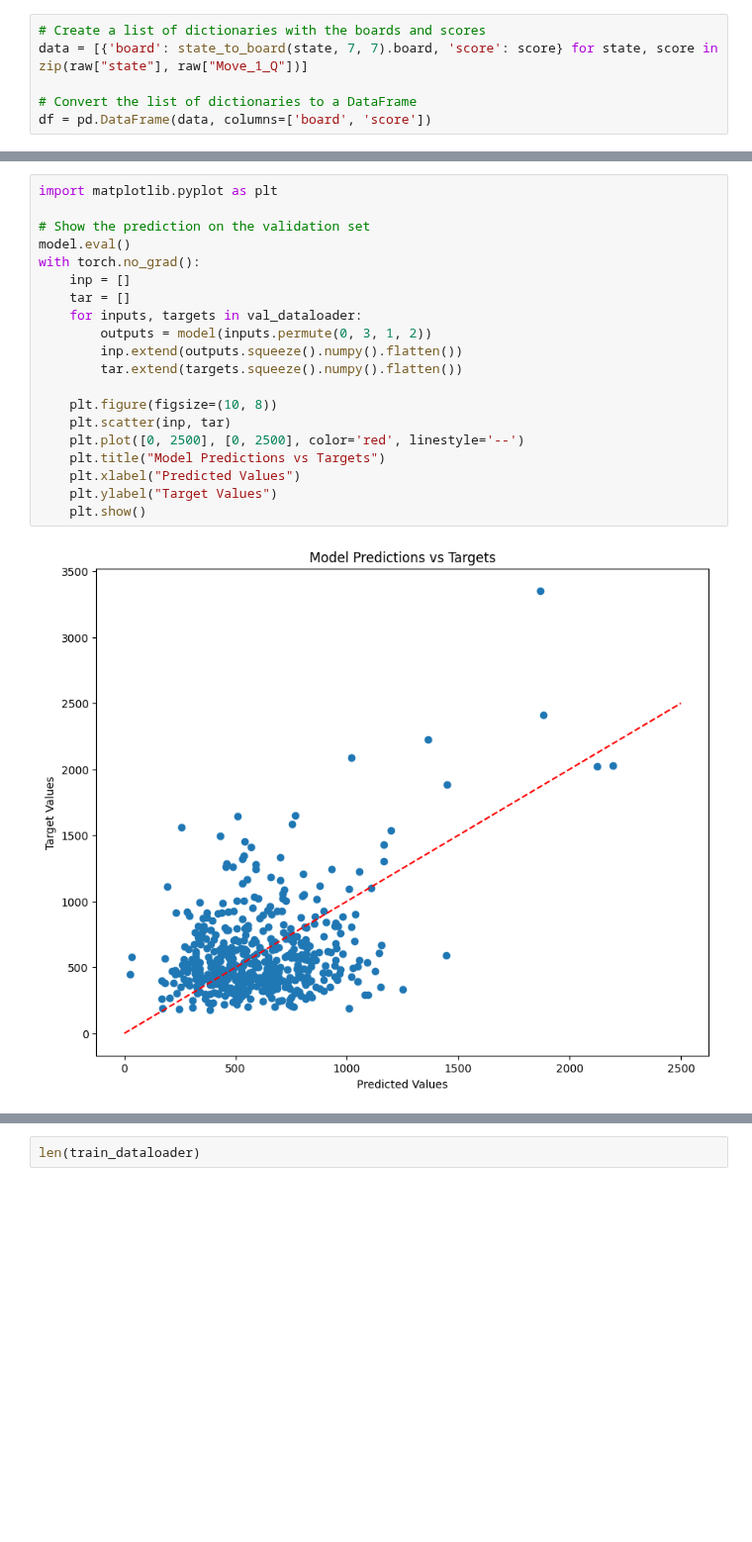
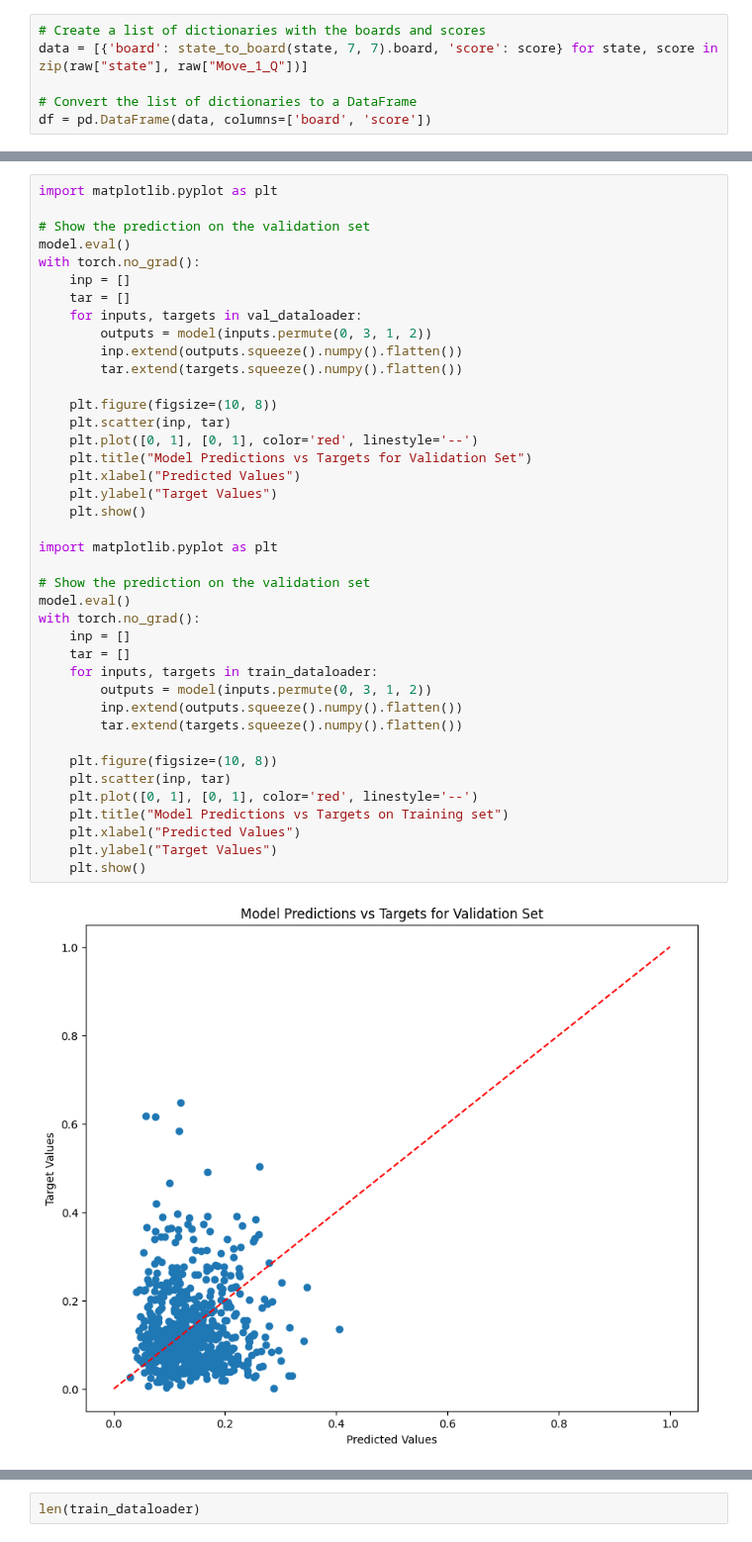
Before and after one commit to AlexisBnnft/CandyCrusher, a Jupyter notebook: State_to_Score_NN.ipynb, the cells around one changed output, grey strips where cells are left out. Shown at 99% size. Drawn from its saved outputs; the diff is of its cells as text; blank space fills up the shorter version.

```diff
--- a/State_to_Score_NN.ipynb
+++ b/State_to_Score_NN.ipynb
@@ -162,22 +304,42 @@ from matplotlib import pyplot as plt
 # %%
 import matplotlib.pyplot as plt
 
 # Show the prediction on the validation set
 model.eval()
 with torch.no_grad():
     inp = []
     tar = []
     for inputs, targets in val_dataloader:
         outputs = model(inputs.permute(0, 3, 1, 2))
         inp.extend(outputs.squeeze().numpy().flatten())
         tar.extend(targets.squeeze().numpy().flatten())
 
     plt.figure(figsize=(10, 8))
     plt.scatter(inp, tar)
-    plt.plot([0, 2500], [0, 2500], color='red', linestyle='--')
-    plt.title("Model Predictions vs Targets")
+    plt.plot([0, 1], [0, 1], color='red', linestyle='--')
+    plt.title("Model Predictions vs Targets for Validation Set")
     plt.xlabel("Predicted Values")
     plt.ylabel("Target Values")
     plt.show()
+
+import matplotlib.pyplot as plt
+
+# Show the prediction on the validation set
+model.eval()
+with torch.no_grad():
+    inp = []
+    tar = []
+    for inputs, targets in train_dataloader:
+        outputs = model(inputs.permute(0, 3, 1, 2))
+        inp.extend(outputs.squeeze().numpy().flatten())
+        tar.extend(targets.squeeze().numpy().flatten())
+
+    plt.figure(figsize=(10, 8))
+    plt.scatter(inp, tar)
+    plt.plot([0, 1], [0, 1], color='red', linestyle='--')
+    plt.title("Model Predictions vs Targets on Training set")
+    plt.xlabel("Predicted Values")
+    plt.ylabel("Target Values")
+    plt.show()
 # %% [output]
-[figure, old version]
+[figure, new version]
```
Also changed, not shown: parts of 13 cells of this notebook, 1 other file.
